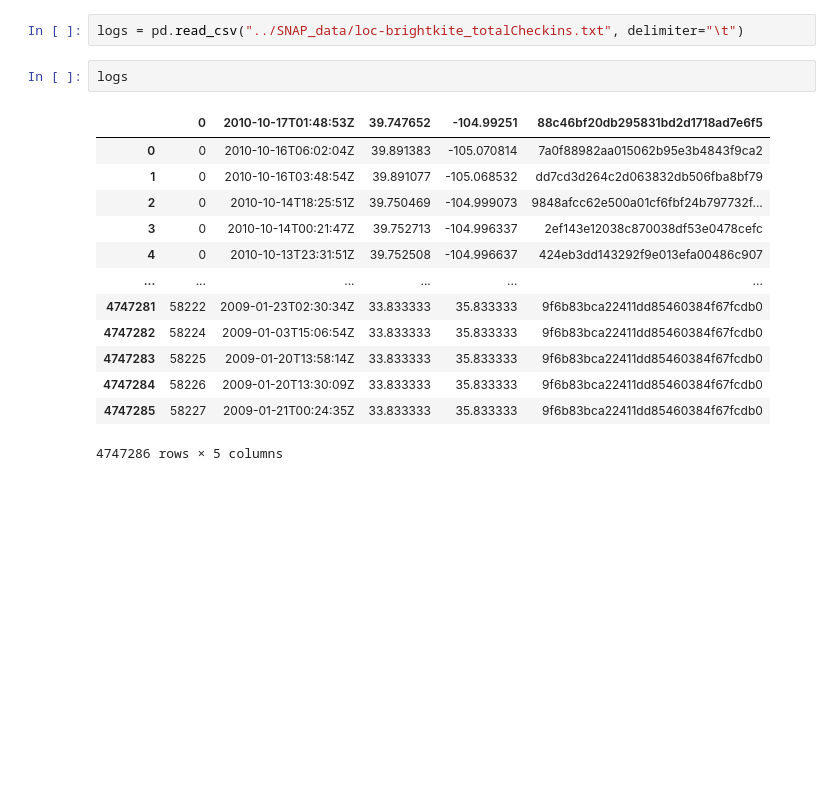
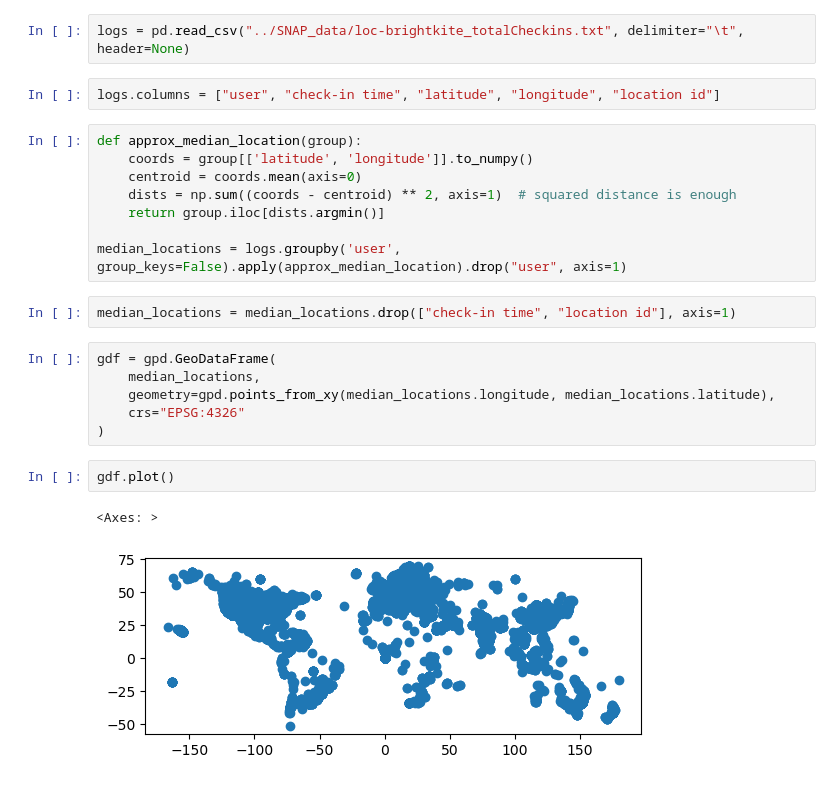
Before and after one commit to uderhardtlab/truncated_graphs, a Jupyter notebook: notebooks/snap_data.ipynb, the cells around one changed output. Saved outputs shown, nothing was run; the diff lists cells and outputs as text; blank space fills up the shorter version.

```diff
--- a/notebooks/snap_data.ipynb
+++ b/notebooks/snap_data.ipynb
@@ -5,18 +14,25 @@ edge_list = pd.read_csv("../SNAP_data/loc-brightkite_edges.txt", delimiter="\t")
 # %%
-logs = pd.read_csv("../SNAP_data/loc-brightkite_totalCheckins.txt", delimiter="\t")
+logs = pd.read_csv("../SNAP_data/loc-brightkite_totalCheckins.txt", delimiter="\t", header=None)
 # %%
-logs
+logs.columns = ["user", "check-in time", "latitude", "longitude", "location id"]
-# %% [output]
-|  | 0 | 2010-10-17T01:48:53Z | 39.747652 | -104.99251 | 88c46bf20db295831bd2d1718ad7e6f5 |
-| 0 | 0 | 2010-10-16T06:02:04Z | 39.891383 | -105.070814 | 7a0f88982aa015062b95e3b4843f9ca2 |
-| 1 | 0 | 2010-10-16T03:48:54Z | 39.891077 | -105.068532 | dd7cd3d264c2d063832db506fba8bf79 |
-| 2 | 0 | 2010-10-14T18:25:51Z | 39.750469 | -104.999073 | 9848afcc62e500a01cf6fbf24b797732f... |
-| 3 | 0 | 2010-10-14T00:21:47Z | 39.752713 | -104.996337 | 2ef143e12038c870038df53e0478cefc |
-| 4 | 0 | 2010-10-13T23:31:51Z | 39.752508 | -104.996637 | 424eb3dd143292f9e013efa00486c907 |
-| ... | ... | ... | ... | ... | ... |
-| 4747281 | 58222 | 2009-01-23T02:30:34Z | 33.833333 | 35.833333 | 9f6b83bca22411dd85460384f67fcdb0 |
-| 4747282 | 58224 | 2009-01-03T15:06:54Z | 33.833333 | 35.833333 | 9f6b83bca22411dd85460384f67fcdb0 |
-| 4747283 | 58225 | 2009-01-20T13:58:14Z | 33.833333 | 35.833333 | 9f6b83bca22411dd85460384f67fcdb0 |
-| 4747284 | 58226 | 2009-01-20T13:30:09Z | 33.833333 | 35.833333 | 9f6b83bca22411dd85460384f67fcdb0 |
-| 4747285 | 58227 | 2009-01-21T00:24:35Z | 33.833333 | 35.833333 | 9f6b83bca22411dd85460384f67fcdb0 |
-4747286 rows × 5 columns
+# %%
+def approx_median_location(group):
+    coords = group[['latitude', 'longitude']].to_numpy()
+    centroid = coords.mean(axis=0)
+    dists = np.sum((coords - centroid) ** 2, axis=1)  # squared distance is enough
+    return group.iloc[dists.argmin()]
+
+median_locations = logs.groupby('user', group_keys=False).apply(approx_median_location).drop("user", axis=1)
+# %%
+median_locations = median_locations.drop(["check-in time", "location id"], axis=1)
+# %%
+gdf = gpd.GeoDataFrame(
+    median_locations,
+    geometry=gpd.points_from_xy(median_locations.longitude, median_locations.latitude),
+    crs="EPSG:4326"
+)
+# %%
+gdf.plot()
+# %% [output]
+<Axes: >
+[figure, added]
```
Also changed, not shown: parts of 9 cells of this notebook, 24 other files.
